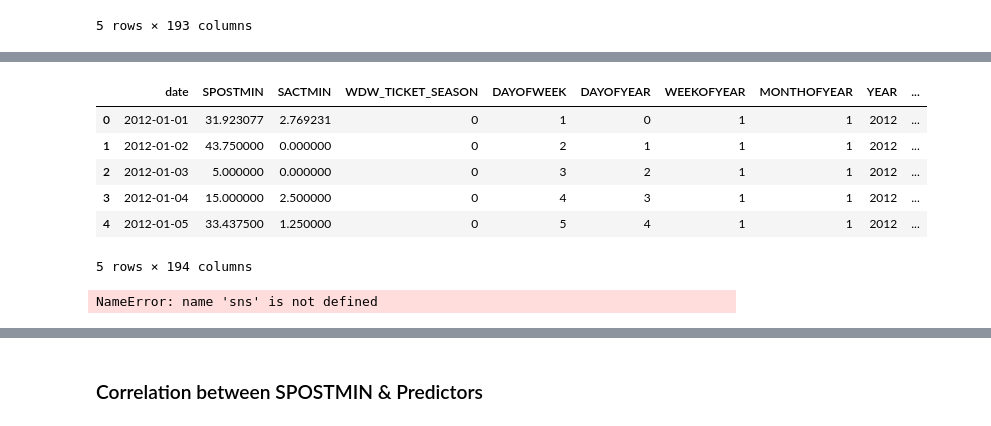
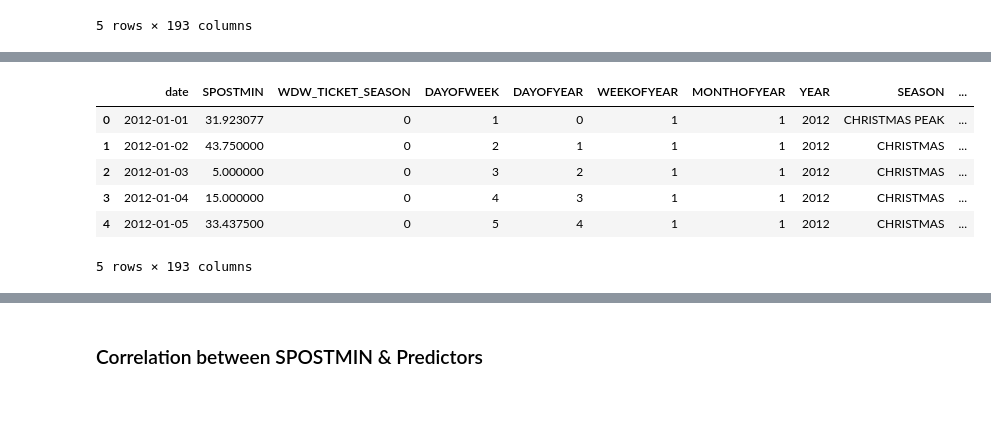
Before and after one commit to daviding11/Splash-Mountain-Wait-Time-Analysis, a Jupyter notebook: Exploratory_Analysis.ipynb, the cells around one changed output, grey strips where cells are left out. Cells and saved outputs as stored; diff of their text form; code cells hidden in the pictures.

Commit message:
Adding Datasets

```diff
--- a/Exploratory_Analysis.ipynb
+++ b/Exploratory_Analysis.ipynb
@@ -9,13 +26,13 @@ import sklearn.decomposition as skld
 
 import matplotlib.pyplot as plt
 import seaborn as sns
-import imp
+
 import matplotlib.dates as mdates
 
 #import meta data
-meta = pd.read_csv("disney.csv")
+meta = pd.read_csv("Datasets\disney.csv")
 
 #import magic kingdom rides (wait times)
-splash = pd.read_csv("splash_mountain.csv")
-seven_dwarfs = pd.read_csv("7_dwarfs_train.csv")
-pirates = pd.read_csv('pirates_of_caribbean.csv')
+splash = pd.read_csv("Datasets\splash_mountain.csv")
+seven_dwarfs = pd.read_csv("\Datasets\dwarfs_train.csv")
+pirates = pd.read_csv('Datasets\pirates_of_caribbean.csv')
@@ -71,7 +112,7 @@ meta_splash.head()
 #Getting average wait times per day:
 
 #find all posted/actual wait times by day in meta_splash
-sum_by_day = meta_splash.groupby('date')[('SPOSTMIN','SACTMIN')].mean()
+sum_by_day = meta_splash.groupby('date')['SPOSTMIN'].mean()
 #reset index to create dataframe columns
 sum_by_day = sum_by_day.reset_index()
 #sum_by_day = pd.DataFrame(sum_by_day,columns=['date','SPOSTMIN'])
@@ -87,26 +148,19 @@ sum_by_day.head()
 # %%
 #Merging these wait times back into meta dataset and fill 0 for NA
 #For splash
 meta['DATE'] = pd.to_datetime(meta['DATE'])
 meta_splash2 = pd.merge(sum_by_day, meta, left_on="date", right_on="DATE").drop('DATE', axis = 1)
+
 # change month and day to names of month and day ie: 1 to Sunday, 1 to January
 meta_splash2['DAY'] = meta_splash2['date'].dt.weekday_name
 meta_splash2['MONTH'] = meta_splash2['date'].dt.month_name()
 meta_splash2 = meta_splash2.fillna(0)
-
-meta_splash2.head()
+meta_splash2.head(5)
 # %% [output]
-|  | date | SPOSTMIN | SACTMIN | WDW_TICKET_SEASON | DAYOFWEEK | DAYOFYEAR | WEEKOFYEAR | MONTHOFYEAR | YEAR | ... |
-| 0 | 2012-01-01 | 31.923077 | 2.769231 | 0 | 1 | 0 | 1 | 1 | 2012 | ... |
-| 1 | 2012-01-02 | 43.750000 | 0.000000 | 0 | 2 | 1 | 1 | 1 | 2012 | ... |
-| 2 | 2012-01-03 | 5.000000 | 0.000000 | 0 | 3 | 2 | 1 | 1 | 2012 | ... |
-| 3 | 2012-01-04 | 15.000000 | 2.500000 | 0 | 4 | 3 | 1 | 1 | 2012 | ... |
-| 4 | 2012-01-05 | 33.437500 | 1.250000 | 0 | 5 | 4 | 1 | 1 | 2012 | ... |
+|  | date | SPOSTMIN | WDW_TICKET_SEASON | DAYOFWEEK | DAYOFYEAR | WEEKOFYEAR | MONTHOFYEAR | YEAR | SEASON | ... |
+| 0 | 2012-01-01 | 31.923077 | 0 | 1 | 0 | 1 | 1 | 2012 | CHRISTMAS PEAK | ... |
+| 1 | 2012-01-02 | 43.750000 | 0 | 2 | 1 | 1 | 1 | 2012 | CHRISTMAS | ... |
+| 2 | 2012-01-03 | 5.000000 | 0 | 3 | 2 | 1 | 1 | 2012 | CHRISTMAS | ... |
+| 3 | 2012-01-04 | 15.000000 | 0 | 4 | 3 | 1 | 1 | 2012 | CHRISTMAS | ... |
+| 4 | 2012-01-05 | 33.437500 | 0 | 5 | 4 | 1 | 1 | 2012 | CHRISTMAS | ... |
-5 rows × 194 columns
+5 rows × 193 columns
-# %%
-ax = sns.barplot(x = "date", y = ["SPOSTMIN","SACTMIN"],data = meta_splash2)
-ax.set_title("Average Wait Time by Day per Year")
-ax.set(xlabel='Date', ylabel='Average Attendance by Minute')
-plt.xticks(rotation = 90)
-# %% [output]
-NameError: name 'sns' is not defined
```
Also changed, not shown: parts of 80 cells of this notebook, 24 other files.
